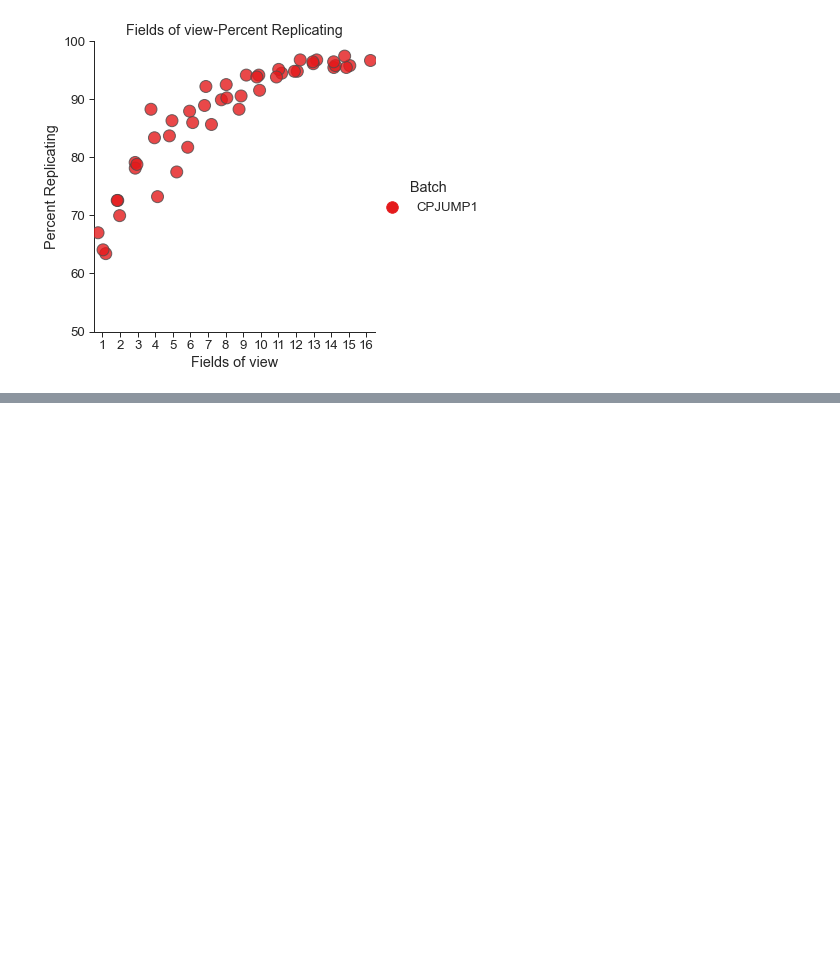
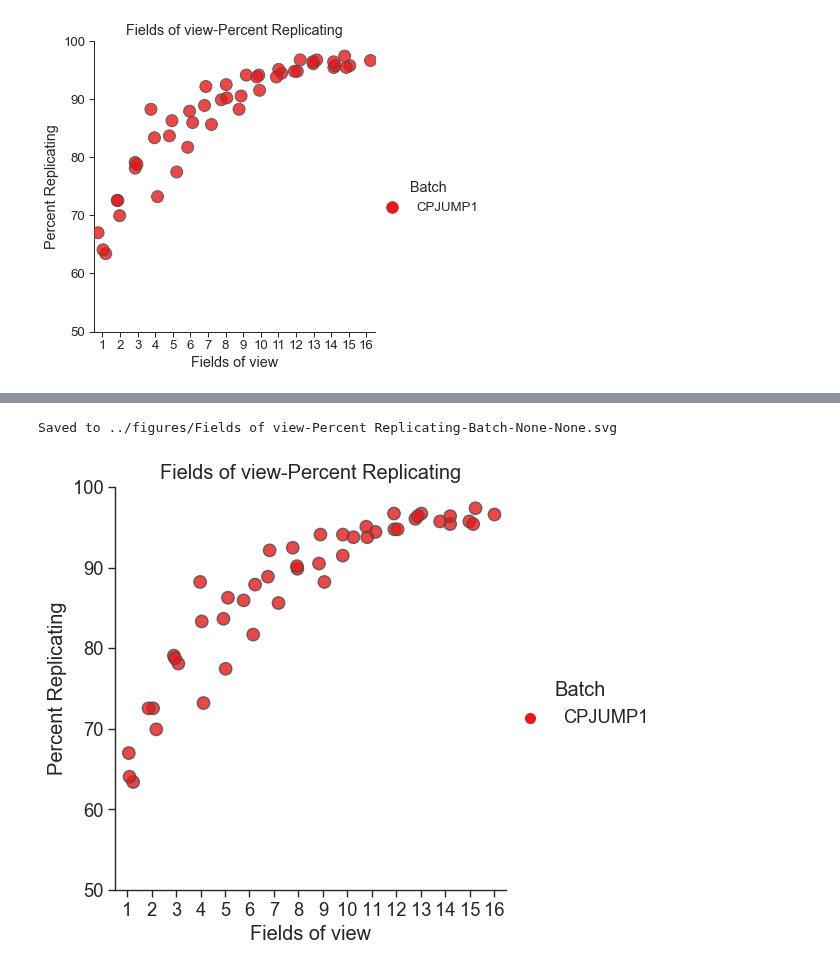
Before and after one commit to carpenter-singh-lab/2023_Cimini_NatureProtocols, a Jupyter notebook: notebooks/AssessFOVs.ipynb, the cells around one changed output, grey strips where cells are left out. Saved outputs shown, nothing was run; the diff lists cells and outputs as text; code cells hidden in the pictures; blank space fills up the shorter version.

Commit message:
Field of view SVGs

```diff
--- a/notebooks/AssessFOVs.ipynb
+++ b/notebooks/AssessFOVs.ipynb
@@ -35,0 +44,10 @@ plate_df.to_csv(f'checkpoint_csvs/{variable_to_save}-replicating.csv',index=Fals
+# %%
+variable = 'Fields of view'
+variable_to_save = variable.replace(' ','_')
+# %%
+plate_df = pandas.read_csv(f'checkpoint_csvs/{variable_to_save}-replicating.csv')
+# %%
+plot_simple_comparison(df=plate_df,x=variable,y='Percent Replicating',hue='Batch',ylim=[50,100])
+# %% [output]
+Saved to ../figures/Fields of view-Percent Replicating-Batch-None-None.svg
+[figure, added]
```
Also changed, not shown: parts of 2 cells of this notebook, 2 other files.
